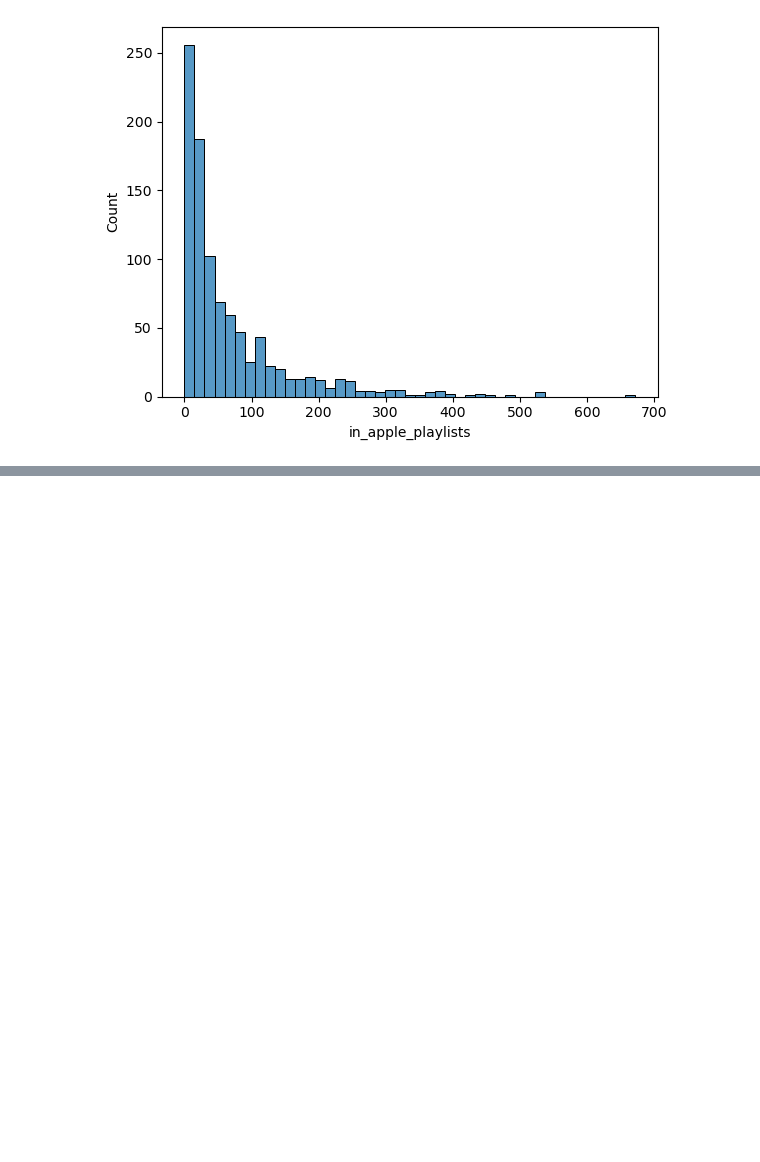
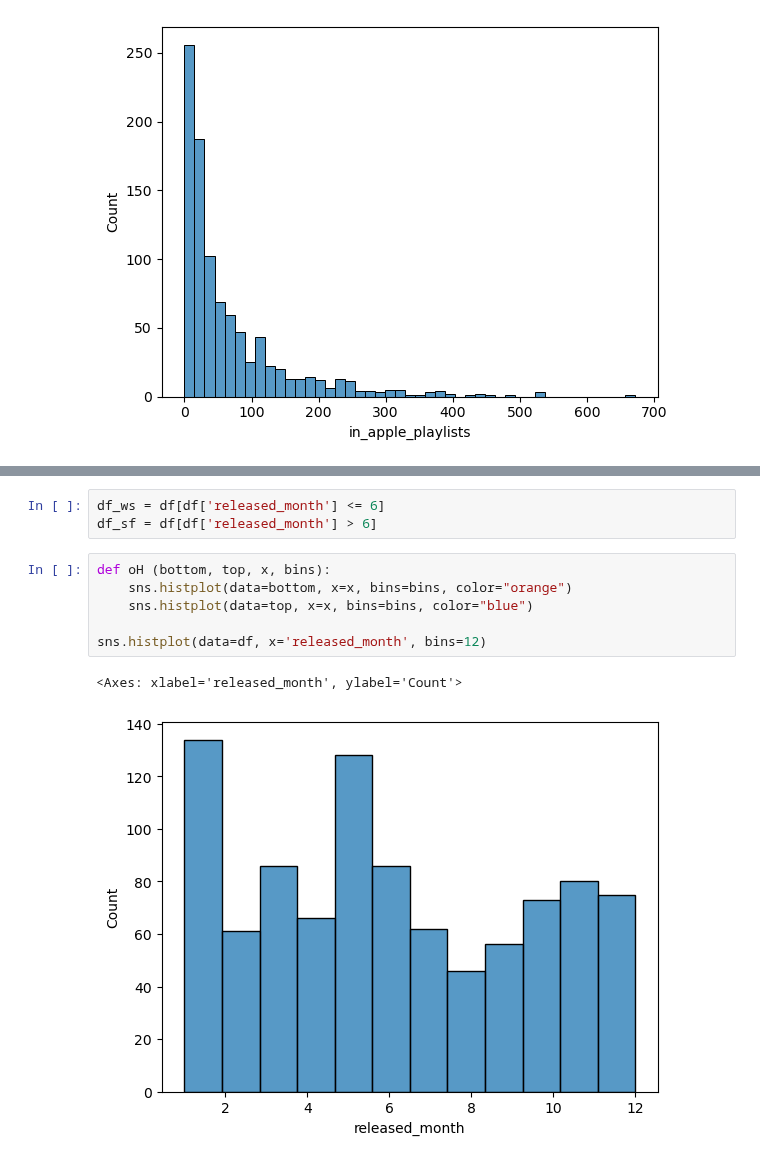
Before and after one commit to whoshilo/AI, a Jupyter notebook: Semester 1/Spotify/Spotify2023.ipynb, the cells around one changed output, grey strips where cells are left out. Drawn from its saved outputs; the diff is of its cells as text; blank space fills up the shorter version.

```diff
--- a/Semester 1/Spotify/Spotify2023.ipynb
+++ b/Semester 1/Spotify/Spotify2023.ipynb
@@ -63,0 +109,12 @@ sns.histplot(data=df, x='in_apple_playlists')
+# %%
+df_ws = df[df['released_month'] <= 6]
+df_sf = df[df['released_month'] > 6]
+# %%
+def oH (bottom, top, x, bins):
+    sns.histplot(data=bottom, x=x, bins=bins, color="orange")
+    sns.histplot(data=top, x=x, bins=bins, color="blue")
+
+sns.histplot(data=df, x='released_month', bins=12)
+# %% [output]
+<Axes: xlabel='released_month', ylabel='Count'>
+[figure, added]
```
Also changed, not shown: parts of 5 cells of this notebook.
